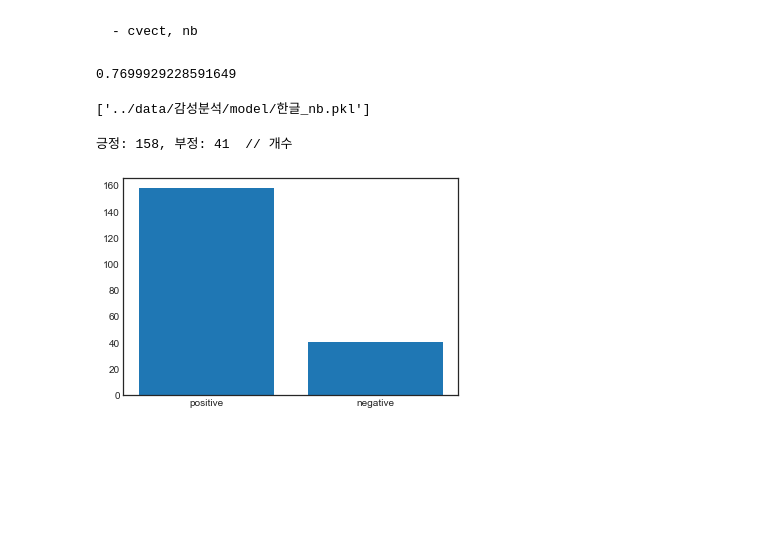
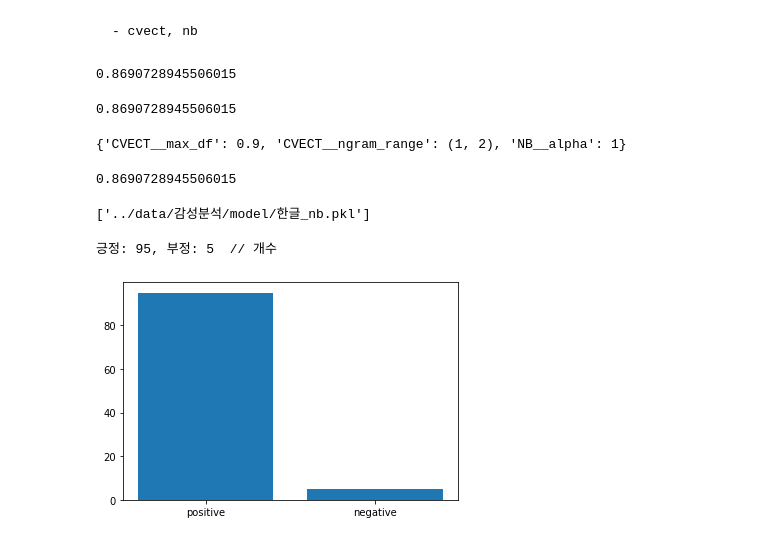
Before and after one commit to Ukjang/Mulcam_SEMI_PJT, a Jupyter notebook: 데이터전처리/텍스트분석.ipynb, the cells around one changed output. Cells and saved outputs as stored; diff of their text form; code cells hidden in the pictures; blank space fills up the shorter version.

```diff
--- a/데이터전처리/텍스트분석.ipynb
+++ b/데이터전처리/텍스트분석.ipynb
@@ -351,4 +351,7 @@ from sklearn.model_selection import train_test_split
 from sklearn.model_selection import GridSearchCV
 from sklearn.linear_model import LogisticRegression
 from sklearn.feature_extraction.text import CountVectorizer
+from sklearn.pipeline import Pipeline
+from konlpy.tag import Okt
+okt = Okt()
 import joblib
@@ -441,11 +434,16 @@ df1 = df[['Sentence','Emotion']]
 df2 = df1[(df1.Emotion == '행복') | (df1.Emotion == '슬픔')]
 df3 = df2.replace("슬픔",0).replace("행복",1)
 
+stopwords = ['의','가','이','은','들','는','좀','잘','걍','과','도','를','으로','자','에','와','한','하다','을','ㅋㅋ','ㅠㅠ','ㅎㅎ']
+list_ = []
+for i in df3.Sentence:
+    morphs = okt.morphs(i, stem=True)
+    str_word = ' '.join([word for word in morphs if word not in stopwords])
+    list_.append(str_word)
+
 X_train, X_test, y_train, y_test = train_test_split(
-    df3.Sentence, df3.Emotion, stratify=df3.Emotion, random_state=2022
+    list_, df3.Emotion.values, stratify=df3.Emotion.values, random_state=2022
 )
-
-stopwords = ['의','가','이','은','들','는','좀','잘','걍','과','도','를','으로','자','에','와','한','하다','을','ㅋㅋ','ㅠㅠ','ㅎㅎ']
 
 # CountVectorizer로 변환
 cvect = CountVectorizer(ngram_range=(1,2), stop_words=stopwords)
@@ -456,29 +454,57 @@ X_test_cv = cvect.transform(X_test)
 nb = MultinomialNB()
 nb.fit(X_train_cv, y_train)
 print(nb.score(X_test_cv, y_test))
+
+
+pipeline = Pipeline([('CVECT', cvect), ('NB', nb)])
+%time pipeline.fit(X_train, y_train)
+pipeline.score(X_test, y_test)
+# 최적 파라미터 찾기
+params = {
+    'CVECT__ngram_range': [(1,1),(1,2)],
+    'CVECT__max_df': [0.90, 0.99],
+    'NB__alpha': [0.5, 1, 1.5]
+}
+
+grid_pipe = GridSearchCV(pipeline, params, scoring='accuracy', cv=5, n_jobs=-1)
+grid_pipe.fit(X_train, y_train)
 # %% [output]
-0.7699929228591649
+0.8690728945506015
+# %%
+grid_pipe.score(X_test, y_test)
+# %% [output]
+0.8690728945506015
+# %%
+grid_pipe.best_params_
+# %% [output]
+{'CVECT__max_df': 0.9, 'CVECT__ngram_range': (1, 2), 'NB__alpha': 1}
+# %%
+grid_pipe.best_estimator_.score(X_test, y_test)
+# %% [output]
+0.8690728945506015
 # %%
 # joblib.dump(cvect,"../data/감성분석/model/한글_cvect.pkl")
 # joblib.dump(nb,"../data/감성분석/model/한글_nb.pkl")
 # %% [output]
 ['../data/감성분석/model/한글_nb.pkl']
 # %%
+df_banana = pd.read_csv("../data/감성분석/crawling/instagram_banana.csv")
+
 positive = 0
 negative = 0
 
-for i in df_corn.main_text:
-    review_cv = cvect.transform([i])
-    score = nb.predict(review_cv)
+for i in df_banana.main_text:
+    score = grid_pipe.predict([i])
+    score = score.astype(int)
     if score == 1:
         positive += 1
     else:
         negative += 1
 
 print(f"긍정: {positive}, 부정: {negative}  // 개수")
 plt.bar(np.arange(2), [positive, negative])
 plt.xticks(np.arange(2), ['positive', 'negative'])
 plt.show()
 # %% [output]
-긍정: 158, 부정: 41  // 개수
+긍정: 95, 부정: 5  // 개수
-[figure, old version]
+[figure, new version]
```
Also changed, not shown: parts of 5 cells of this notebook.
